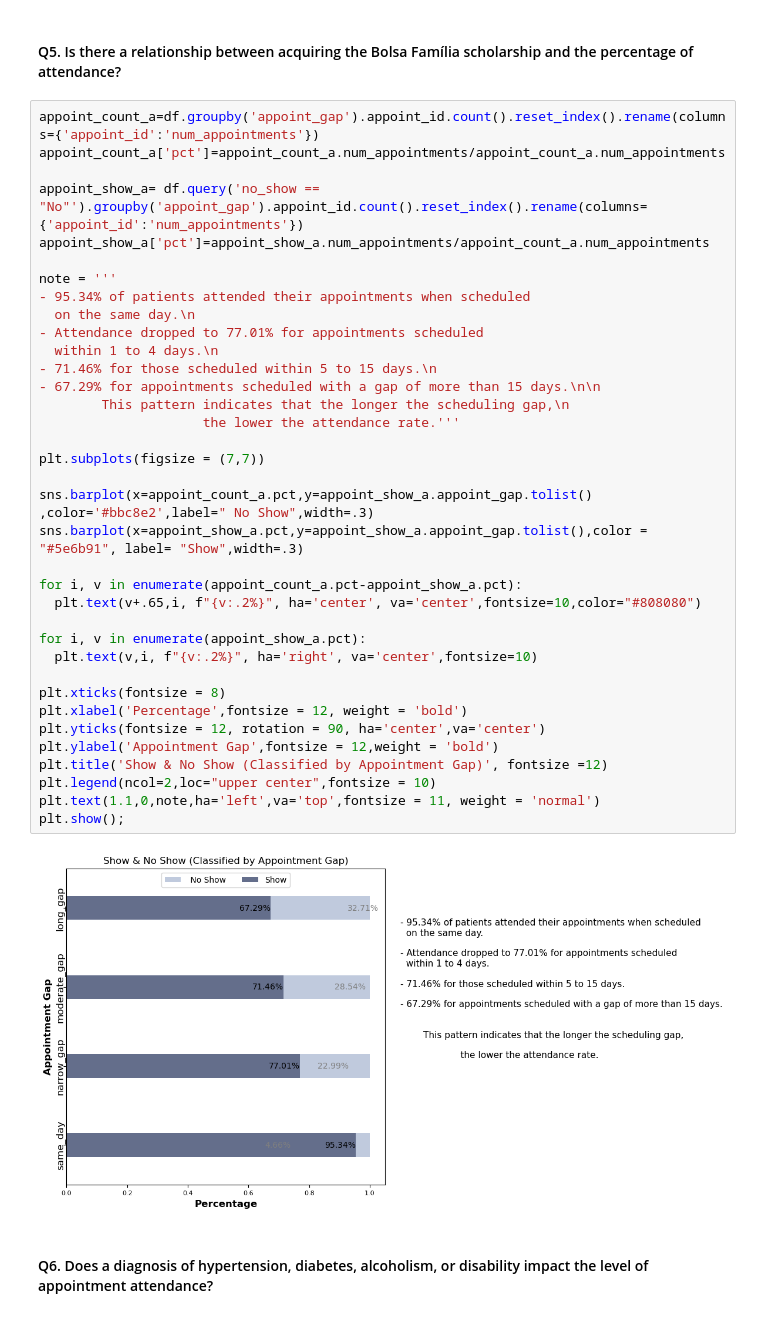
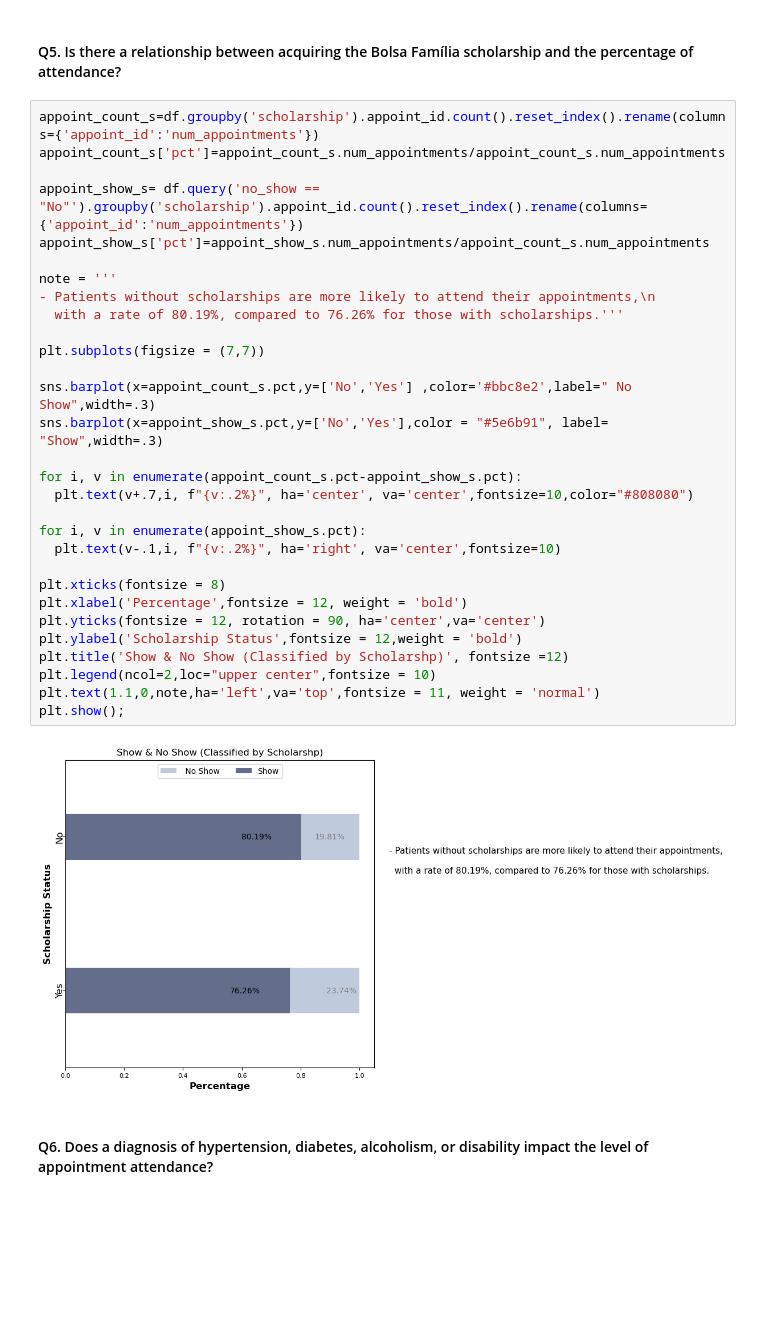
Before and after one commit to hend-a-ghafour/No-Show-Appointments, a Jupyter notebook: no_show_appointments.ipynb, the cells around one changed output. Saved outputs shown, nothing was run; the diff lists cells and outputs as text; blank space fills up the shorter version.

Commit message:
Scholarship

```diff
--- a/no_show_appointments.ipynb
+++ b/no_show_appointments.ipynb
@@ -1424,43 +1406,37 @@ plt.show();
 # %% [markdown]
 #### Q5. Is there a relationship between acquiring the Bolsa Família scholarship and the percentage of attendance?
 # %%
-appoint_count_a=df.groupby('appoint_gap').appoint_id.count().reset_index().rename(columns={'appoint_id':'num_appointments'})
-appoint_count_a['pct']=appoint_count_a.num_appointments/appoint_count_a.num_appointments
+appoint_count_s=df.groupby('scholarship').appoint_id.count().reset_index().rename(columns={'appoint_id':'num_appointments'})
+appoint_count_s['pct']=appoint_count_s.num_appointments/appoint_count_s.num_appointments
 
-appoint_show_a= df.query('no_show == "No"').groupby('appoint_gap').appoint_id.count().reset_index().rename(columns={'appoint_id':'num_appointments'})
-appoint_show_a['pct']=appoint_show_a.num_appointments/appoint_count_a.num_appointments
+appoint_show_s= df.query('no_show == "No"').groupby('scholarship').appoint_id.count().reset_index().rename(columns={'appoint_id':'num_appointments'})
+appoint_show_s['pct']=appoint_show_s.num_appointments/appoint_count_s.num_appointments
 
 note = '''
-- 95.34% of patients attended their appointments when scheduled
-  on the same day.\n
-- Attendance dropped to 77.01% for appointments scheduled
-  within 1 to 4 days.\n
-- 71.46% for those scheduled within 5 to 15 days.\n
-- 67.29% for appointments scheduled with a gap of more than 15 days.\n\n
-        This pattern indicates that the longer the scheduling gap,\n
-                     the lower the attendance rate.'''
+- Patients without scholarships are more likely to attend their appointments,\n
+  with a rate of 80.19%, compared to 76.26% for those with scholarships.'''
 
 plt.subplots(figsize = (7,7))
 
-sns.barplot(x=appoint_count_a.pct,y=appoint_show_a.appoint_gap.tolist() ,color='#bbc8e2',label=" No Show",width=.3)
-sns.barplot(x=appoint_show_a.pct,y=appoint_show_a.appoint_gap.tolist(),color = "#5e6b91", label= "Show",width=.3)
+sns.barplot(x=appoint_count_s.pct,y=['No','Yes'] ,color='#bbc8e2',label=" No Show",width=.3)
+sns.barplot(x=appoint_show_s.pct,y=['No','Yes'],color = "#5e6b91", label= "Show",width=.3)
 
-for i, v in enumerate(appoint_count_a.pct-appoint_show_a.pct):
-  plt.text(v+.65,i, f"{v:.2%}", ha='center', va='center',fontsize=10,color="#808080")
+for i, v in enumerate(appoint_count_s.pct-appoint_show_s.pct):
+  plt.text(v+.7,i, f"{v:.2%}", ha='center', va='center',fontsize=10,color="#808080")
 
-for i, v in enumerate(appoint_show_a.pct):
-  plt.text(v,i, f"{v:.2%}", ha='right', va='center',fontsize=10)
+for i, v in enumerate(appoint_show_s.pct):
+  plt.text(v-.1,i, f"{v:.2%}", ha='right', va='center',fontsize=10)
 
 plt.xticks(fontsize = 8)
 plt.xlabel('Percentage',fontsize = 12, weight = 'bold')
 plt.yticks(fontsize = 12, rotation = 90, ha='center',va='center')
-plt.ylabel('Appointment Gap',fontsize = 12,weight = 'bold')
-plt.title('Show & No Show (Classified by Appointment Gap)', fontsize =12)
+plt.ylabel('Scholarship Status',fontsize = 12,weight = 'bold')
+plt.title('Show & No Show (Classified by Scholarshp)', fontsize =12)
 plt.legend(ncol=2,loc="upper center",fontsize = 10)
 plt.text(1.1,0,note,ha='left',va='top',fontsize = 11, weight = 'normal')
 plt.show();
 # %% [output]
-[figure, old version]
+[figure, new version]
 # %% [markdown]
 #### Q6. Does a diagnosis of hypertension, diabetes, alcoholism, or disability impact the level of appointment attendance?
 # %%
```
Also changed, not shown: parts of 5 cells of this notebook.
